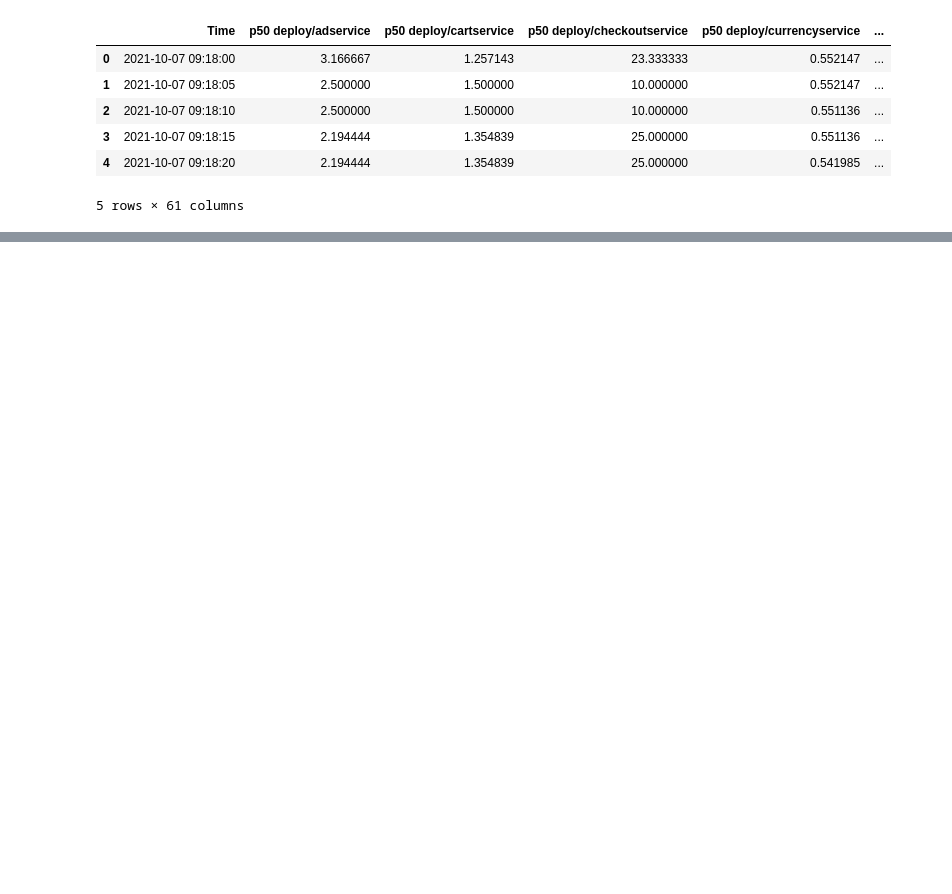
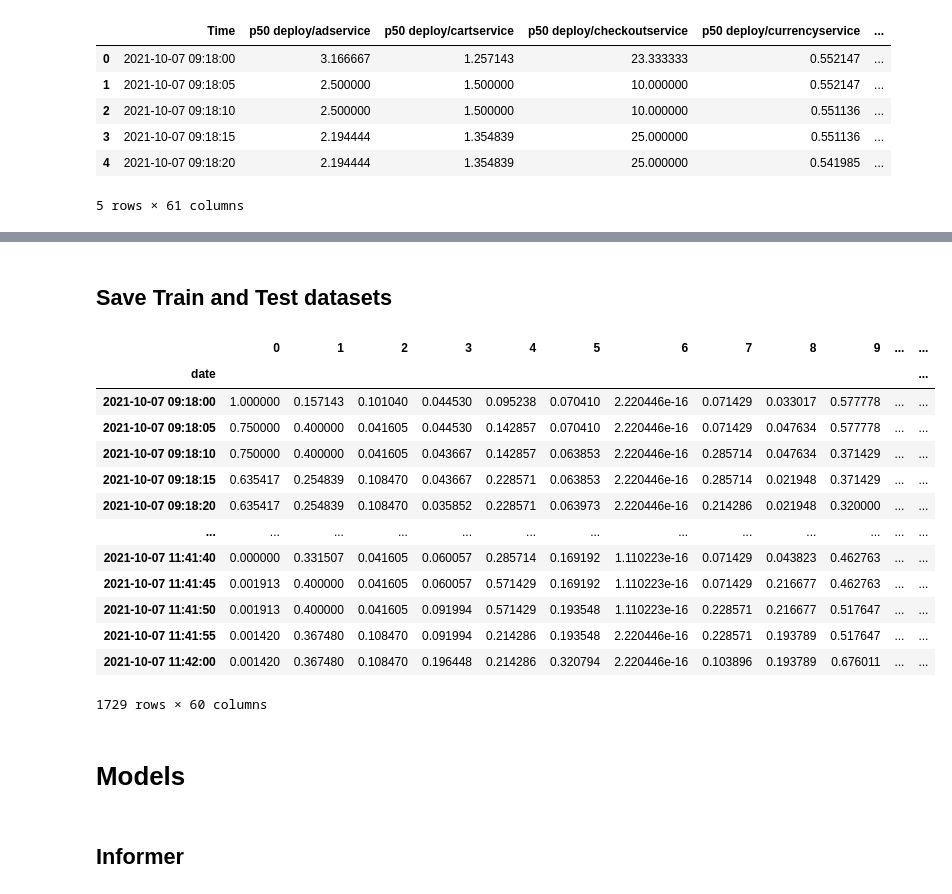
Before and after one commit to ezelanza/Transformers-for-latency-prediction, a Jupyter notebook: main.ipynb, the cells around one changed output, grey strips where cells are left out. Drawn from its saved outputs; the diff is of its cells as text; code cells hidden in the pictures; blank space fills up the shorter version.

```diff
--- a/main.ipynb
+++ b/main.ipynb
@@ -47,0 +64,4 @@ df.head()
+# %%
+for train_index, test_index in tss.split(X):
+    X_train, X_test = X.iloc[train_index, :], X.iloc[test_index,:]
+    y_train, y_test = y.iloc[train_index], y.iloc[test_index]
@@ -47,0 +74,48 @@ df.head()
+# %%
+# Normalization between 0 and 1 JUST THE FEATURES
+scaler_X = MinMaxScaler(feature_range=(0,1))
+X_train = scaler_X.fit_transform(X_train)
+X_test= scaler_X.transform(X_test)
+X_test= scaler_X.transform(X_test)
+X_test= scaler_X.transform(X_test)
+# %% [markdown]
+## Save Train and Test datasets
+# %%
+#Save labels
+df_x_label = pd.DataFrame(y_train)
+df_y_label = pd.DataFrame(y_test)
+
+#Save trainX
+df_x_train = pd.DataFrame(X_train)
+df_x_test = pd.DataFrame(X_test)
+# %%
+# Replicate indexes to be able to concatenate
+df_x_train.index = df_x_label.index
+df_x_test.index = df_y_label.index
+# %%
+# Concatenate and save
+train = pd.concat([df_x_train,df_x_label],axis=1)
+train.index.name = "date"
+train.to_csv('Dataset/Train/train_norm.csv')
+test = pd.concat([df_x_test,df_y_label],axis=1)
+test.to_csv('Dataset/Test/test_norm.csv')
+train
+# %% [output]
+|  | 0 | 1 | 2 | 3 | 4 | 5 | 6 | 7 | 8 | 9 | ... | ... |
+| date |  |  |  |  |  |  |  |  |  |  |  | ... |
+| 2021-10-07 09:18:00 | 1.000000 | 0.157143 | 0.101040 | 0.044530 | 0.095238 | 0.070410 | 2.220446e-16 | 0.071429 | 0.033017 | 0.577778 | ... | ... |
+| 2021-10-07 09:18:05 | 0.750000 | 0.400000 | 0.041605 | 0.044530 | 0.142857 | 0.070410 | 2.220446e-16 | 0.071429 | 0.047634 | 0.577778 | ... | ... |
+| 2021-10-07 09:18:10 | 0.750000 | 0.400000 | 0.041605 | 0.043667 | 0.142857 | 0.063853 | 2.220446e-16 | 0.285714 | 0.047634 | 0.371429 | ... | ... |
+| 2021-10-07 09:18:15 | 0.635417 | 0.254839 | 0.108470 | 0.043667 | 0.228571 | 0.063853 | 2.220446e-16 | 0.285714 | 0.021948 | 0.371429 | ... | ... |
+| 2021-10-07 09:18:20 | 0.635417 | 0.254839 | 0.108470 | 0.035852 | 0.228571 | 0.063973 | 2.220446e-16 | 0.214286 | 0.021948 | 0.320000 | ... | ... |
+| ... | ... | ... | ... | ... | ... | ... | ... | ... | ... | ... | ... | ... |
+| 2021-10-07 11:41:40 | 0.000000 | 0.331507 | 0.041605 | 0.060057 | 0.285714 | 0.169192 | 1.110223e-16 | 0.071429 | 0.043823 | 0.462763 | ... | ... |
+| 2021-10-07 11:41:45 | 0.001913 | 0.400000 | 0.041605 | 0.060057 | 0.571429 | 0.169192 | 1.110223e-16 | 0.071429 | 0.216677 | 0.462763 | ... | ... |
+| 2021-10-07 11:41:50 | 0.001913 | 0.400000 | 0.041605 | 0.091994 | 0.571429 | 0.193548 | 1.110223e-16 | 0.228571 | 0.216677 | 0.517647 | ... | ... |
+| 2021-10-07 11:41:55 | 0.001420 | 0.367480 | 0.108470 | 0.091994 | 0.214286 | 0.193548 | 2.220446e-16 | 0.228571 | 0.193789 | 0.517647 | ... | ... |
+| 2021-10-07 11:42:00 | 0.001420 | 0.367480 | 0.108470 | 0.196448 | 0.214286 | 0.320794 | 2.220446e-16 | 0.103896 | 0.193789 | 0.676011 | ... | ... |
+1729 rows × 60 columns
+# %% [markdown]
+# Models
+# %% [markdown]
+## Informer
```
Also changed, not shown: parts of 14 cells of this notebook, 3 other files.
